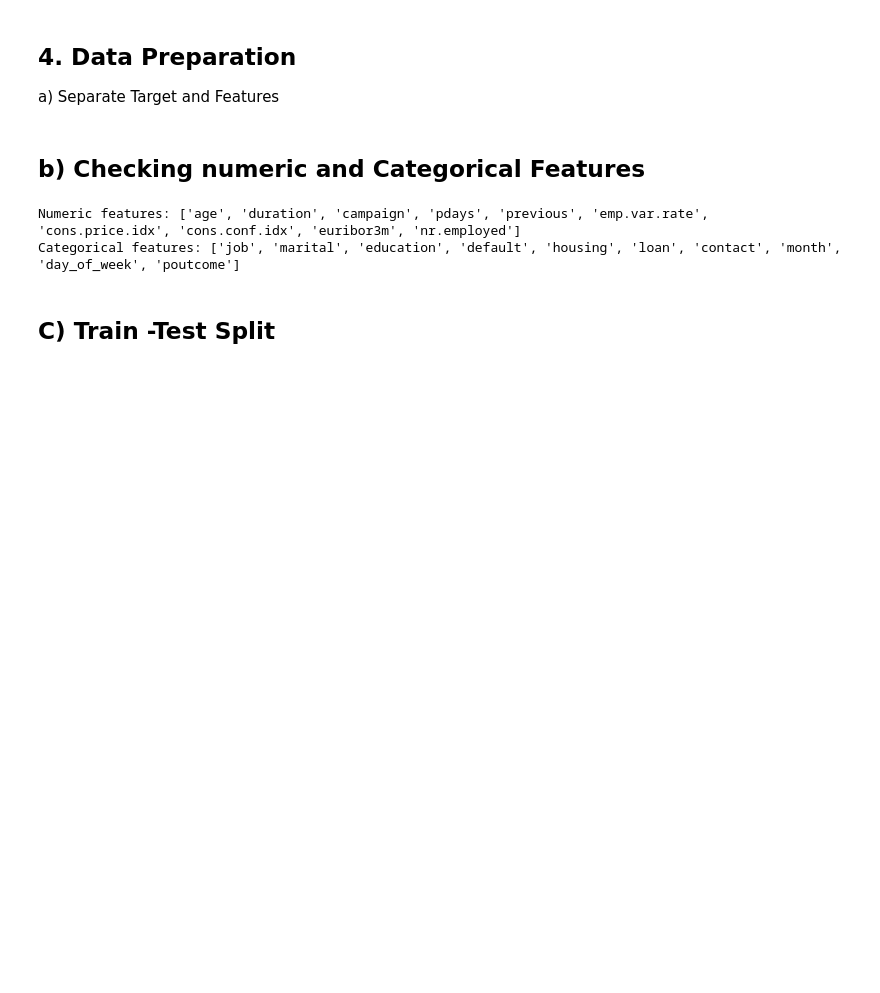
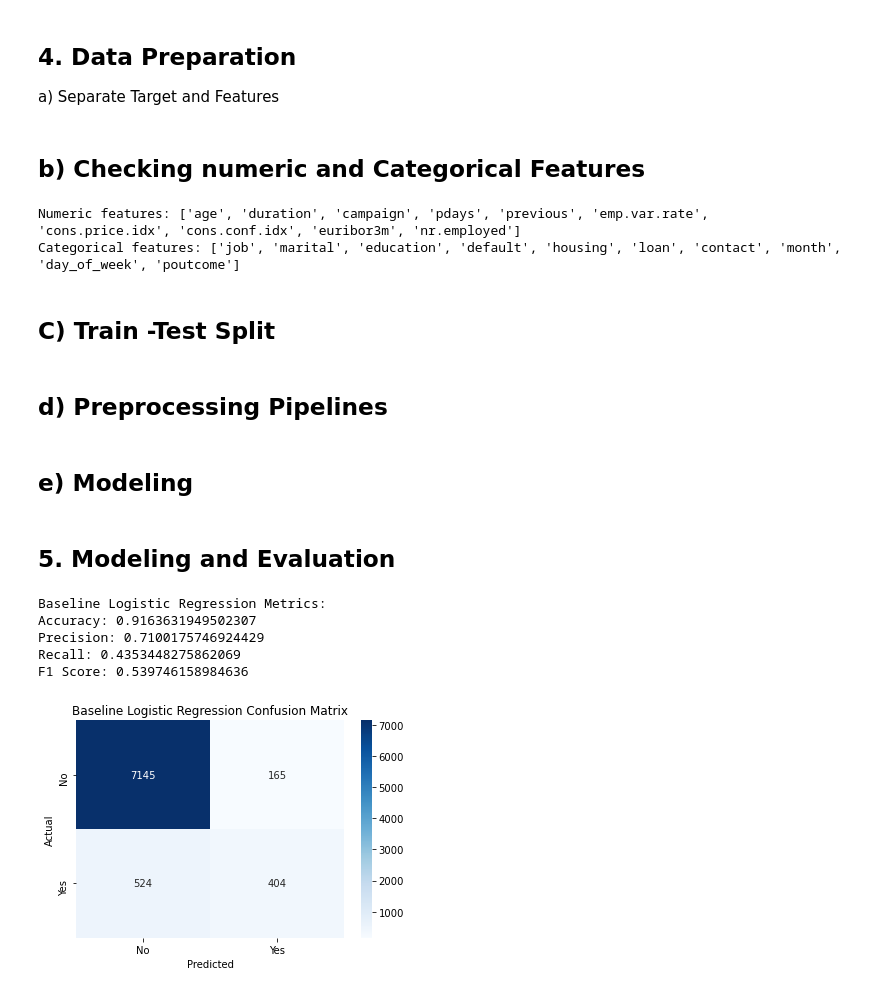
Before and after one commit to ivy35/BankMarketing_phase3, a Jupyter notebook: BankMarketing_Phase3.ipynb, the cells around one changed output. Saved outputs shown, nothing was run; the diff lists cells and outputs as text; code cells hidden in the pictures; blank space fills up the shorter version.

Commit message:
Modeling

```diff
--- a/BankMarketing_Phase3.ipynb
+++ b/BankMarketing_Phase3.ipynb
@@ -201,3 +201,5 @@ from sklearn.model_selection import train_test_split
 X_train, X_test, y_train, y_test = train_test_split(
     X, y, test_size=0.2, random_state=42, stratify=y
 )
+# %% [markdown]
+## d) Preprocessing Pipelines
@@ -203,0 +224,52 @@ X_train, X_test, y_train, y_test = train_test_split(
+# %% [markdown]
+## e) Modeling
+# %%
+from sklearn.linear_model import LogisticRegression
+from sklearn.pipeline import Pipeline
+
+# Build a pipeline: preprocessing + model
+baseline_model = Pipeline([
+    ('preprocessor', preprocessor),
+    ('classifier', LogisticRegression(max_iter=1000))
+])
+
+# Fit the model
+baseline_model.fit(X_train, y_train)
+
+# Predict on test set
+y_pred = baseline_model.predict(X_test)
+# %% [markdown]
+## 5. Modeling and Evaluation
+# %%
+from sklearn.metrics import accuracy_score, precision_score, recall_score, f1_score, confusion_matrix, classification_report
+
+# Train baseline logistic regression (pipeline already defined)
+baseline_model.fit(X_train, y_train)
+
+# Predict on test set
+y_pred_baseline = baseline_model.predict(X_test)
+
+# Evaluate baseline model
+print("Baseline Logistic Regression Metrics:")
+print("Accuracy:", accuracy_score(y_test, y_pred_baseline))
+print("Precision:", precision_score(y_test, y_pred_baseline))
+print("Recall:", recall_score(y_test, y_pred_baseline))
+print("F1 Score:", f1_score(y_test, y_pred_baseline))
+
+# Optional: Confusion matrix
+import seaborn as sns
+import matplotlib.pyplot as plt
+
+cm = confusion_matrix(y_test, y_pred_baseline)
+sns.heatmap(cm, annot=True, fmt='d', cmap='Blues', xticklabels=['No','Yes'], yticklabels=['No','Yes'])
+plt.xlabel('Predicted')
+plt.ylabel('Actual')
+plt.title('Baseline Logistic Regression Confusion Matrix')
+plt.show()
+# %% [output]
+Baseline Logistic Regression Metrics:
+Accuracy: 0.9163631949502307
+Precision: 0.7100175746924429
+Recall: 0.4353448275862069
+F1 Score: 0.539746158984636
+[figure, added]
```
Also changed, not shown: parts of 1 cell of this notebook.
